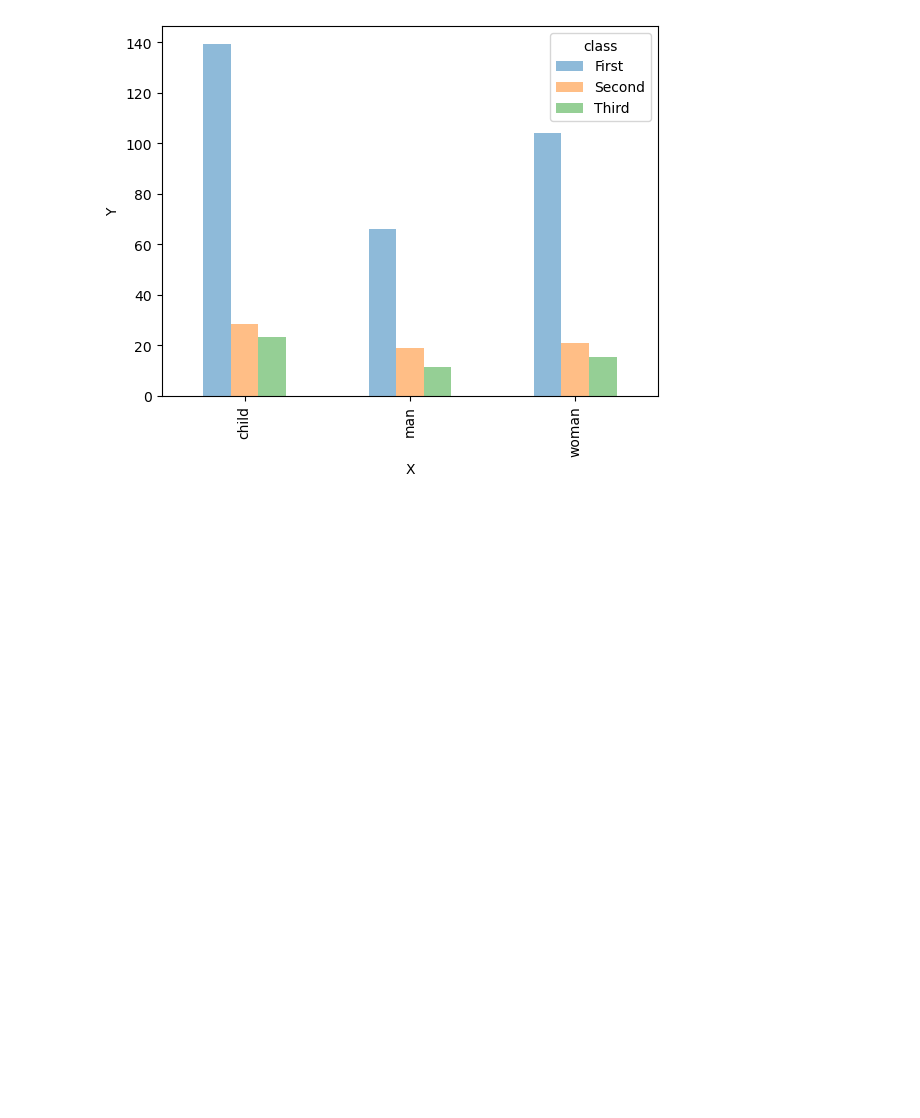
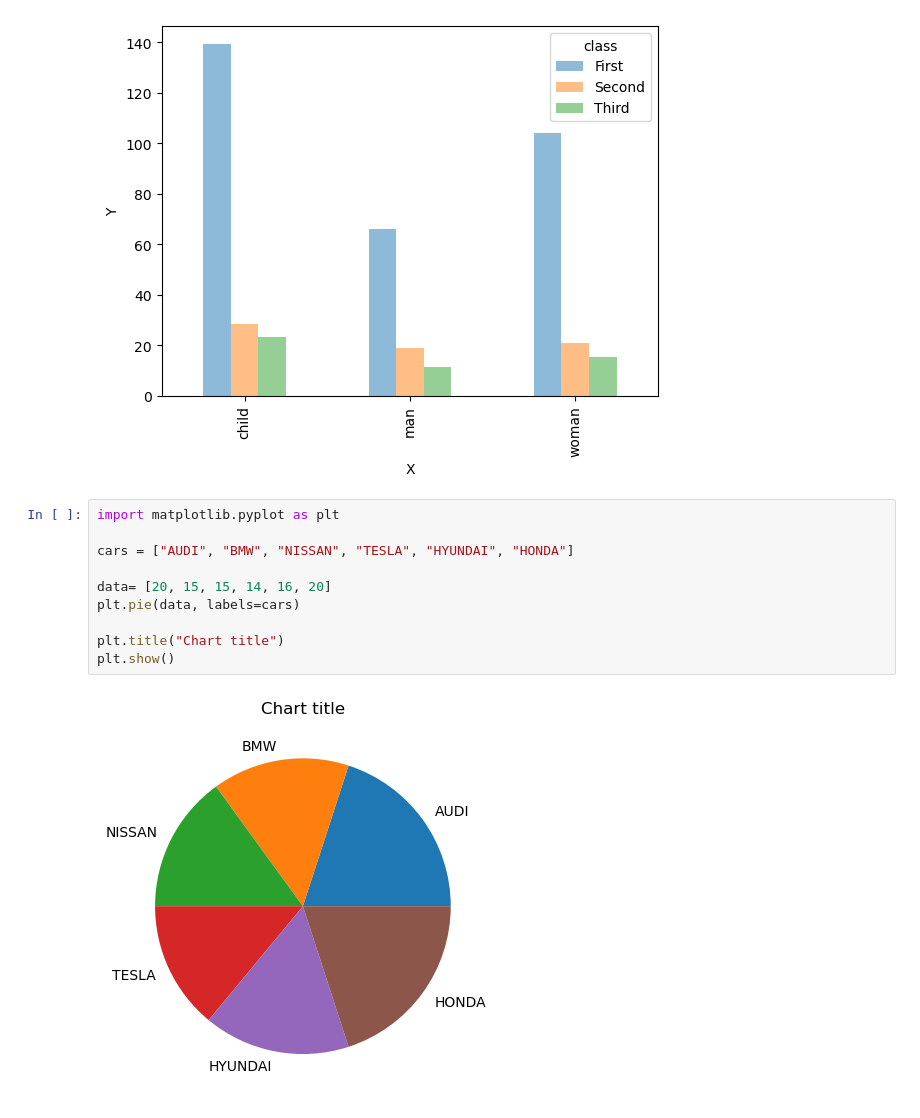
Before and after one commit to AliiAhmadi/JupyterLabs, a Jupyter notebook: plots.ipynb, the cells around one changed output. Cells and saved outputs as stored; diff of their text form; blank space fills up the shorter version.

Commit message:
Pie chart

```diff
--- a/plots.ipynb
+++ b/plots.ipynb
@@ -187,3 +187,15 @@ plt.ylabel("Y")
 plt.show()
 # %% [output]
 [figure]
+# %%
+import matplotlib.pyplot as plt
+
+cars = ["AUDI", "BMW", "NISSAN", "TESLA", "HYUNDAI", "HONDA"]
+
+data= [20, 15, 15, 14, 16, 20]
+plt.pie(data, labels=cars)
+
+plt.title("Chart title")
+plt.show()
+# %% [output]
+[figure, added]
```
